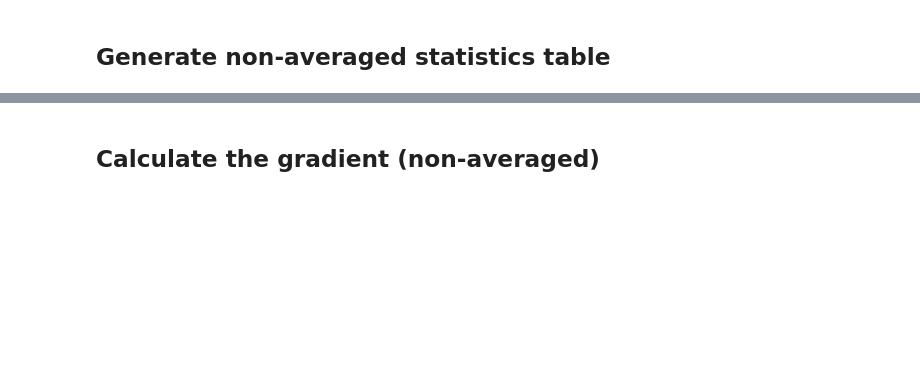
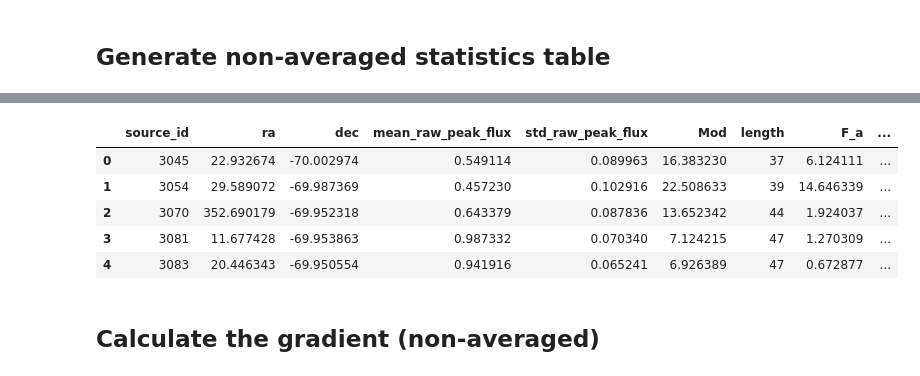
Before and after one commit to piccolomud/mwats, a Jupyter notebook: SQL/MWATS_average_SQL.ipynb, the cells around one changed output, grey strips where cells are left out. Cells and saved outputs as stored; diff of their text form; code cells hidden in the pictures; blank space fills up the shorter version.

```diff
--- a/SQL/MWATS_average_SQL.ipynb
+++ b/SQL/MWATS_average_SQL.ipynb
@@ -191,3 +161,11 @@ data = data[data.source_id.isin(good_sources)]
+# %%
+flag_bad_images = (data['time'] > '2014-02-11 00:00:00') \
+                & (data['time'] < '2014-02-11 23:59:00') \
+                & (data['im_dec'] > -26.9) \
+                & (data['im_dec'] < -26.4)
+
+bad_images = data.loc[flag_bad_images]['cube_id'].values
+data = data[~data.cube_id.isin(bad_images)]
 # %% [markdown]
 ## House keeping
 # %%
@@ -230,31 +201,29 @@ Wall time: 1min 29s
 # %% [markdown]
 ## Generate non-averaged statistics table
 # %%
-%%time
-
 # Generate a new stats table with the mean flux of the non-averaging sources
-stats = data.groupby('source_id')[['ra','dec','raw_peak_flux']].mean().reset_index()
-stats.columns = ['source_id', 'ra', 'dec', 'mean_raw_peak_flux']
+stats_table = data.groupby('source_id')[['ra','dec','raw_peak_flux']].mean().reset_index()
+stats_table.columns = ['source_id', 'ra', 'dec', 'mean_raw_peak_flux']
 
 # Add in the std
 tmp = data.groupby('source_id')['raw_peak_flux'].std(ddof=1).reset_index()
 tmp.columns = ['source_id', 'std_raw_peak_flux']
-stats['std_raw_peak_flux'] = tmp['std_raw_peak_flux']
+stats_table['std_raw_peak_flux'] = tmp['std_raw_peak_flux']
 
 # Calculate the modulation index
-stats['Mod'] = (stats.std_raw_peak_flux / stats.mean_raw_peak_flux) * 100 # In percent
+stats_table['Mod'] = (stats_table.std_raw_peak_flux / stats_table.mean_raw_peak_flux) * 100 # In percent
 
 # Add in a column with the number of measurements per source.
 tmp2 = data.groupby('source_id')['raw_peak_flux'].count().reset_index()
 tmp2.columns = ['source_id', 'length']
-stats['length'] = tmp2['length']
+stats_table['length'] = tmp2['length']
 
 # Do some basic filtering of df to get rid of junky data points
-stats = stats[(stats.mean_raw_peak_flux > 0) & (stats.std_raw_peak_flux > 0)]
+stats_table = stats_table[(stats_table.mean_raw_peak_flux > 0) & (stats_table.std_raw_peak_flux > 0)]
 
 # Do some astronomy based filtering
-stats = stats[(stats.mean_raw_peak_flux > min_flux)
-     & (stats.mean_raw_peak_flux < max_flux)
-     & (stats.length > min_length)]
+stats_table = stats_table[(stats_table.mean_raw_peak_flux > min_flux)
+     & (stats_table.mean_raw_peak_flux < max_flux)
+     & (stats_table.length > min_length)]
 
-filtered_raw_data = data[data.source_id.isin(stats.source_id)]
+filtered_raw_data = data[data.source_id.isin(stats_table.source_id)]
@@ -264,3 +230,23 @@ Wall time: 32.3 s
+# %%
+daily = filtered_raw_data.groupby(['source_id', pd.Grouper(freq = '1d')])['raw_peak_flux'].apply(list)
+daily = daily.reset_index().drop('time', axis=1).groupby('source_id').raw_peak_flux.apply(list)
+anova = daily.apply(lambda x: pd.Series(stats.f_oneway(*x))).rename_axis({0:'F_a', 1:'p_a'}, axis=1)
+kruskal = daily.apply(lambda x: pd.Series(stats.kruskal(*x))).rename_axis({0:'F_k', 1:'p_k'}, axis=1)
+
+# Add ANOVA columns
+stats_table = stats_table.merge(anova, left_on='source_id', right_on='source_id')
+
+# Add KRUSKAL
+stats_table = stats_table.merge(kruskal, left_on='source_id', right_on='source_id')
+# %%
+stats_table.head()
+# %% [output]
+|  | source_id | ra | dec | mean_raw_peak_flux | std_raw_peak_flux | Mod | length | F_a | ... |
+| 0 | 3045 | 22.932674 | -70.002974 | 0.549114 | 0.089963 | 16.383230 | 37 | 6.124111 | ... |
+| 1 | 3054 | 29.589072 | -69.987369 | 0.457230 | 0.102916 | 22.508633 | 39 | 14.646339 | ... |
+| 2 | 3070 | 352.690179 | -69.952318 | 0.643379 | 0.087836 | 13.652342 | 44 | 1.924037 | ... |
+| 3 | 3081 | 11.677428 | -69.953863 | 0.987332 | 0.070340 | 7.124215 | 47 | 1.270309 | ... |
+| 4 | 3083 | 20.446343 | -69.950554 | 0.941916 | 0.065241 | 6.926389 | 47 | 0.672877 | ... |
 # %% [markdown]
  ##  Calculate the gradient (non-averaged)
 # %%
```
Also changed, not shown: parts of 36 cells of this notebook, 8 other files.
